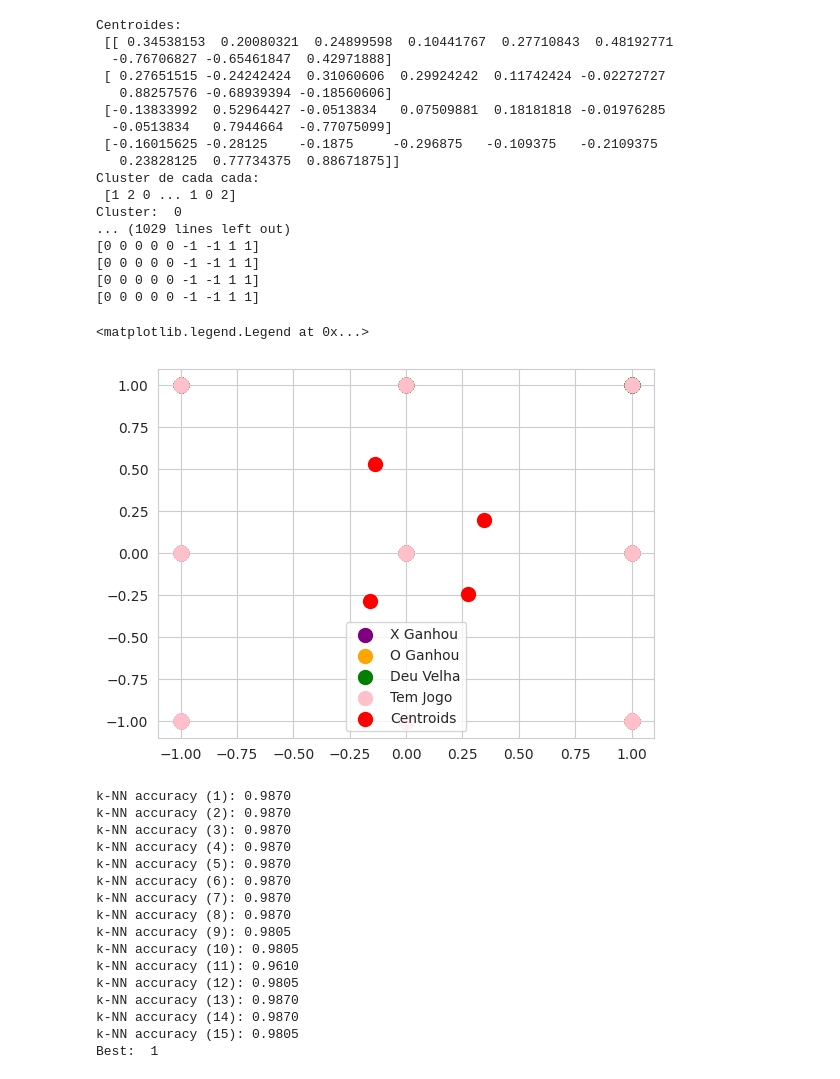
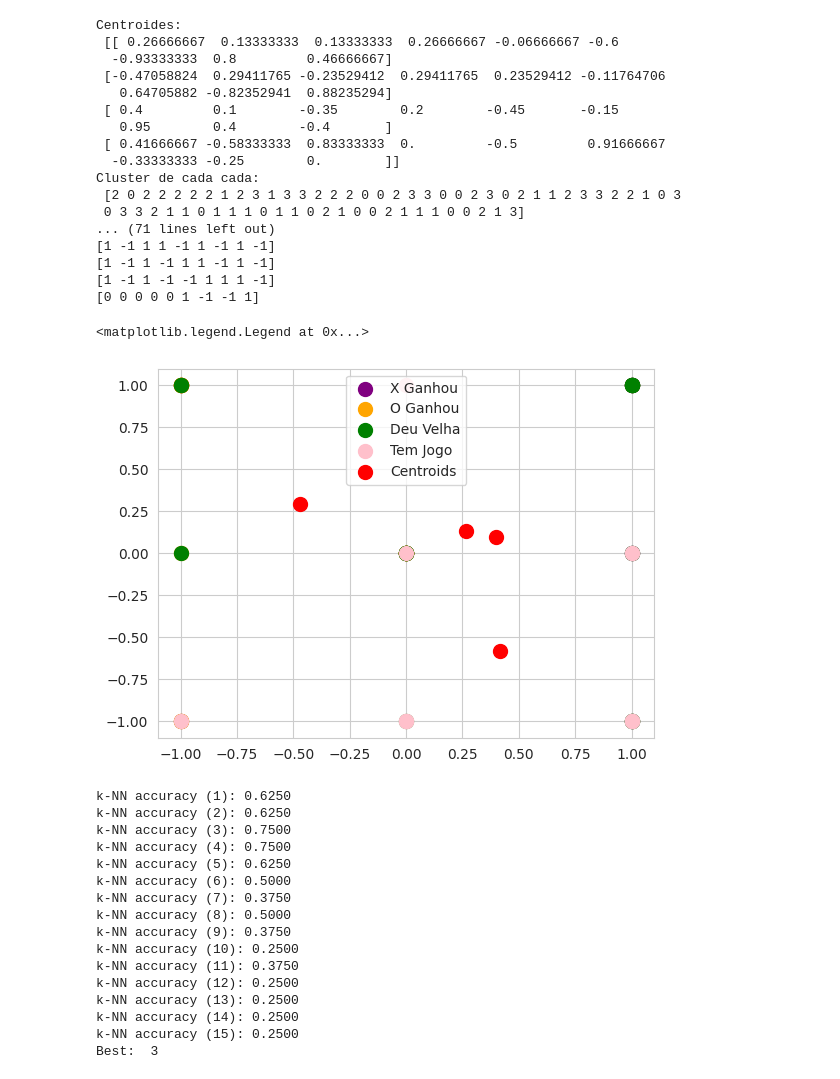
Before and after one commit to EngenhariaSoftwarePUCRS/Inteligencia_Artificial, a Jupyter notebook: Trabalho01/Trabalho01.ipynb, the cells around one changed output. Saved outputs shown, nothing was run; the diff lists cells and outputs as text; code cells hidden in the pictures.

```diff
--- a/Trabalho01/Trabalho01.ipynb
+++ b/Trabalho01/Trabalho01.ipynb
@@ -21,10 +21,6 @@ from typing import Annotated, Literal
 # %%
 # This block contains the dataset initial import and column names
 targetClass = "Outcome"
-X_GANHOU = 'X Ganhou'
-O_GANHOU = 'O Ganhou'
-VELHA = 'Deu Velha'
-TEM_JOGO = 'Tem Jogo'
 columnNames = [
     "Top-Left", "Top-Middle", "Top-Right",
     "Middle-Left", "Middle-Middle", "Middle-Right",
@@ -32,6 +28,6 @@ columnNames = [
     targetClass,
 ]
 dataset = pd.read_csv(
-    "tic-tac-toe-new.data",
+    "tic-tac-toe-minimum.data",
     names=columnNames,
 )
@@ -218,7 +192,7 @@ X = dataset.drop(columns=[targetClass])
 y = dataset[targetClass]
 
 # Define the split ratios
-split_ratios = {'train': 0.7, 'validation': 0.15, 'test': 0.15}
+split_ratios = {'train': 0.75, 'validation': 0.125, 'test': 0.125}
 # Assure that it adds to 1
 if sum(split_ratios.values()) != 1.0:
     raise Exception("Ratios must add up to 1.0")
@@ -343,12 +317,12 @@ sns.set_style("whitegrid")
 # plt.show()
 
 wcss = []
-for i in range(1, 12 + 1):
+for i in range(1, 16 + 1):
     kmeans = cluster.KMeans(n_clusters = i, init = 'k-means++', max_iter = 300, n_init=10, random_state = 0)
     kmeans.fit(X)
     wcss.append(kmeans.inertia_)
 
-plt.plot(range(1, 12 + 1), wcss)
+plt.plot(range(1, 16 + 1), wcss)
 plt.title('The elbow method (Método do Cotovelo)')
 plt.xlabel('Número de Clusters (K)')
 plt.ylabel('WCSS') #within cluster sum of squares
@@ -384,26 +358,26 @@ plt.legend()
 Centroides:
- [[ 0.34538153  0.20080321  0.24899598  0.10441767  0.27710843  0.48192771
-  -0.76706827 -0.65461847  0.42971888]
- [ 0.27651515 -0.24242424  0.31060606  0.29924242  0.11742424 -0.02272727
-   0.88257576 -0.68939394 -0.18560606]
- [-0.13833992  0.52964427 -0.0513834   0.07509881  0.18181818 -0.01976285
-  -0.0513834   0.7944664  -0.77075099]
- [-0.16015625 -0.28125    -0.1875     -0.296875   -0.109375   -0.2109375
-   0.23828125  0.77734375  0.88671875]]
+ [[ 0.26666667  0.13333333  0.13333333  0.26666667 -0.06666667 -0.6
+  -0.93333333  0.8         0.46666667]
+ [-0.47058824  0.29411765 -0.23529412  0.29411765  0.23529412 -0.11764706
+   0.64705882 -0.82352941  0.88235294]
+ [ 0.4         0.1        -0.35        0.2        -0.45       -0.15
+   0.95        0.4        -0.4       ]
+ [ 0.41666667 -0.58333333  0.83333333  0.         -0.5         0.91666667
+  -0.33333333 -0.25        0.        ]]
 Cluster de cada cada:
- [1 2 0 ... 1 0 2]
-Cluster:  0
-... (1029 lines left out)
-[0 0 0 0 0 -1 -1 1 1]
-[0 0 0 0 0 -1 -1 1 1]
-[0 0 0 0 0 -1 -1 1 1]
-[0 0 0 0 0 -1 -1 1 1]
+ [2 0 2 2 2 2 2 1 2 3 1 3 3 2 2 2 0 0 2 3 3 0 0 2 3 0 2 1 1 2 3 3 2 2 1 0 3
+ 0 3 3 2 1 1 0 1 1 1 0 1 1 0 2 1 0 0 2 1 1 1 0 0 2 1 3]
+... (71 lines left out)
+[1 -1 1 1 -1 1 -1 1 -1]
+[1 -1 1 -1 1 1 -1 1 -1]
+[1 -1 1 -1 -1 1 1 1 -1]
+[0 0 0 0 0 1 -1 -1 1]
 <matplotlib.legend.Legend at 0x...>
-[figure, old version]
+[figure, new version]
 # %%
 # This block defines the best k for the kNN algorithm (tests k's accuracy)
 # for outcome, count in outcomes.items():
-best_k = 12
+best_k = 16
 best_accuracy = 0
 for k in range(1, outcomes.get(VELHA, 0)):
     kNN_classifier = neighbors.KNeighborsClassifier(n_neighbors=k)
@@ -413,26 +387,26 @@ for k in range(1, outcomes.get(VELHA, 0)):
     if accuracy > best_accuracy:
         best_k = k
         best_accuracy = accuracy
-    print(f"k-NN accuracy ({k:=}): {accuracy:.4f}")
+    print(f"k-NN accuracy ({k}): {accuracy:.4f}")
 
 print("Best: ", best_k)
 # %% [output]
-k-NN accuracy (1): 0.9870
-k-NN accuracy (2): 0.9870
-k-NN accuracy (3): 0.9870
-k-NN accuracy (4): 0.9870
-k-NN accuracy (5): 0.9870
-k-NN accuracy (6): 0.9870
-k-NN accuracy (7): 0.9870
-k-NN accuracy (8): 0.9870
-k-NN accuracy (9): 0.9805
-k-NN accuracy (10): 0.9805
-k-NN accuracy (11): 0.9610
-k-NN accuracy (12): 0.9805
-k-NN accuracy (13): 0.9870
-k-NN accuracy (14): 0.9870
-k-NN accuracy (15): 0.9805
-Best:  1
+k-NN accuracy (1): 0.6250
+k-NN accuracy (2): 0.6250
+k-NN accuracy (3): 0.7500
+k-NN accuracy (4): 0.7500
+k-NN accuracy (5): 0.6250
+k-NN accuracy (6): 0.5000
+k-NN accuracy (7): 0.3750
+k-NN accuracy (8): 0.5000
+k-NN accuracy (9): 0.3750
+k-NN accuracy (10): 0.2500
+k-NN accuracy (11): 0.3750
+k-NN accuracy (12): 0.2500
+k-NN accuracy (13): 0.2500
+k-NN accuracy (14): 0.2500
+k-NN accuracy (15): 0.2500
+Best:  3
 # %%
 # Actually setup kNN
 kNN = neighbors.KNeighborsClassifier(n_neighbors=best_k)
```
Also changed, not shown: parts of 13 cells of this notebook.
